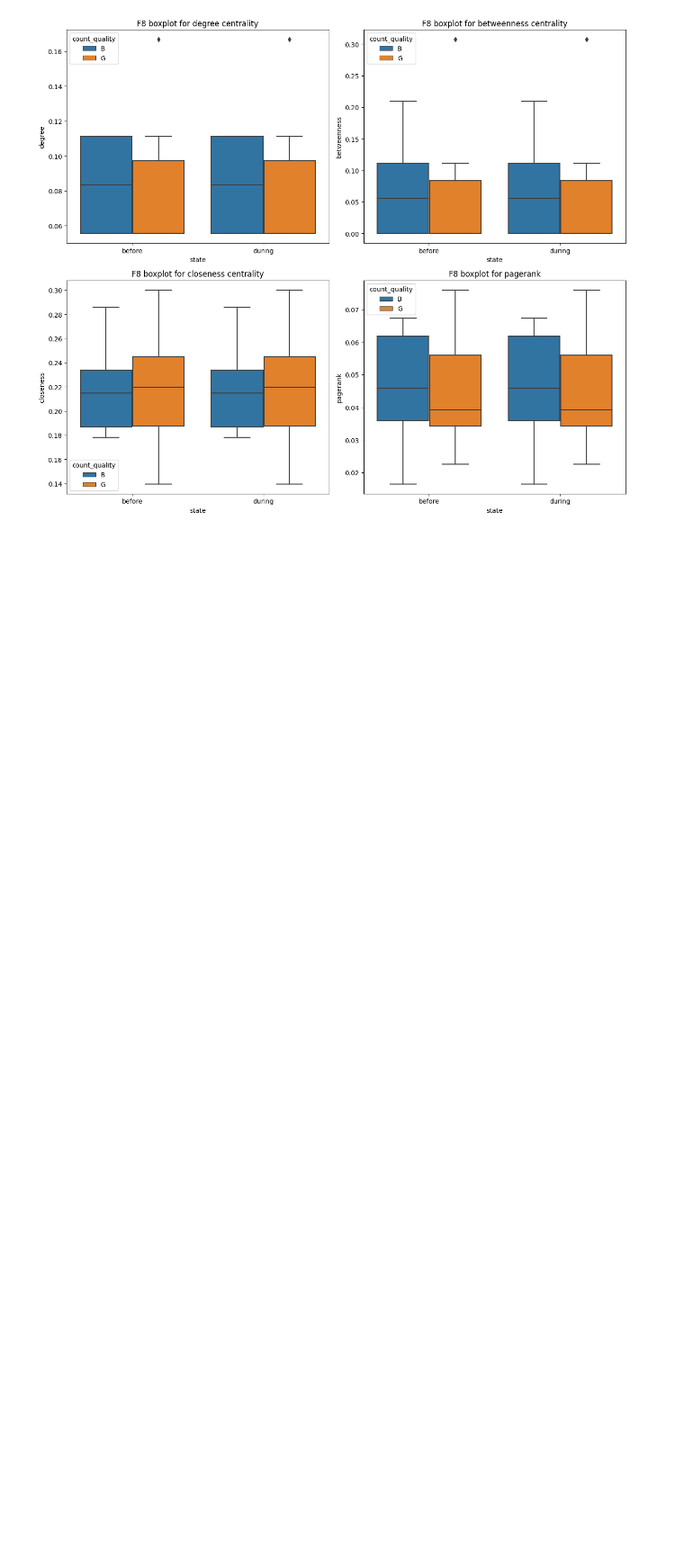
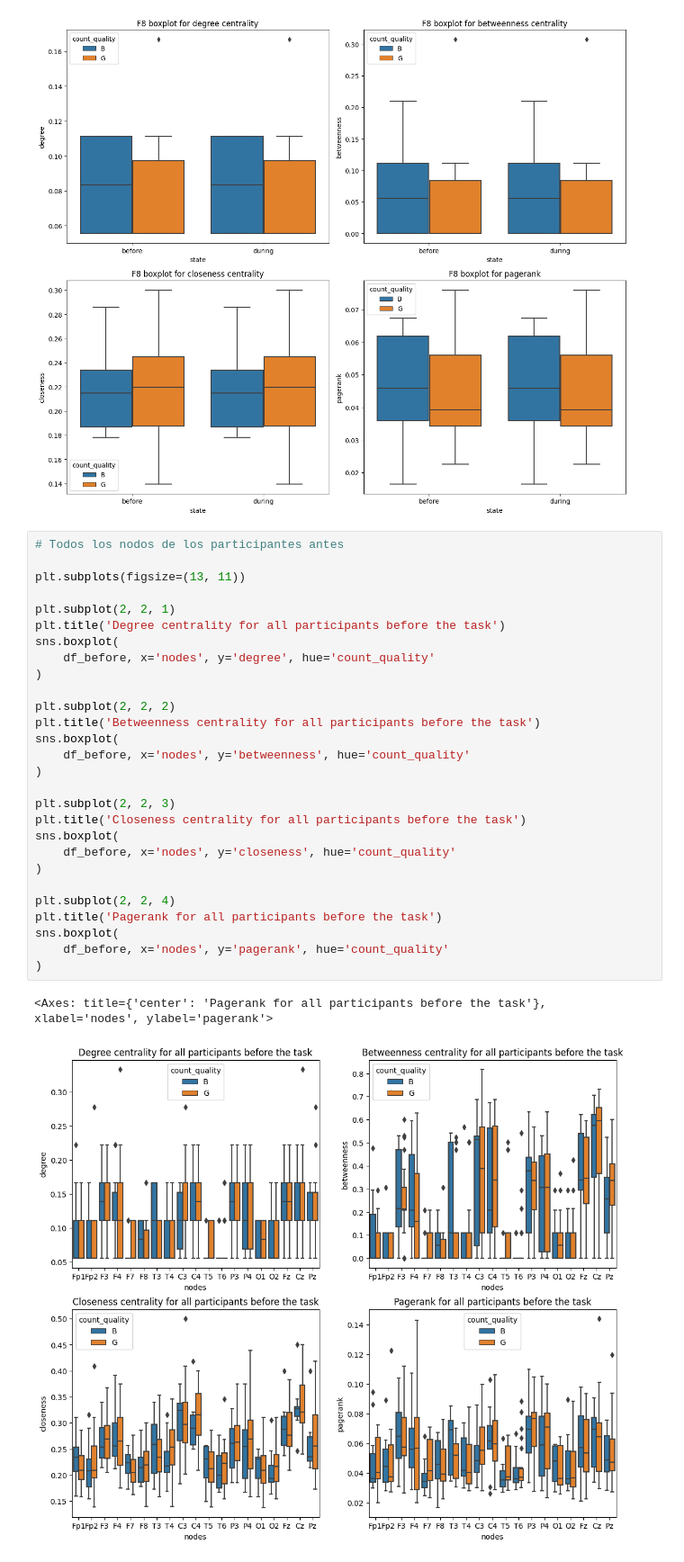
Before and after one commit to dosquisd/EEG-arithmetic-task, a Jupyter notebook: EEG.ipynb, the cells around one changed output. Shown at 90% size. Drawn from its saved outputs; the diff is of its cells as text; blank space fills up the shorter version.

```diff
--- a/EEG.ipynb
+++ b/EEG.ipynb
@@ -541,3 +510,34 @@ sns.boxplot(
 plt.tight_layout()
 # %% [output]
 [figure]
+# %%
+# Todos los nodos de los participantes antes
+
+plt.subplots(figsize=(13, 11))
+
+plt.subplot(2, 2, 1)
+plt.title('Degree centrality for all participants before the task')
+sns.boxplot(
+    df_before, x='nodes', y='degree', hue='count_quality'
+)
+
+plt.subplot(2, 2, 2)
+plt.title('Betweenness centrality for all participants before the task')
+sns.boxplot(
+    df_before, x='nodes', y='betweenness', hue='count_quality'
+)
+
+plt.subplot(2, 2, 3)
+plt.title('Closeness centrality for all participants before the task')
+sns.boxplot(
+    df_before, x='nodes', y='closeness', hue='count_quality'
+)
+
+plt.subplot(2, 2, 4)
+plt.title('Pagerank for all participants before the task')
+sns.boxplot(
+    df_before, x='nodes', y='pagerank', hue='count_quality'
+)
+# %% [output]
+<Axes: title={'center': 'Pagerank for all participants before the task'}, xlabel='nodes', ylabel='pagerank'>
+[figure, added]
```
Also changed, not shown: parts of 11 cells of this notebook.
